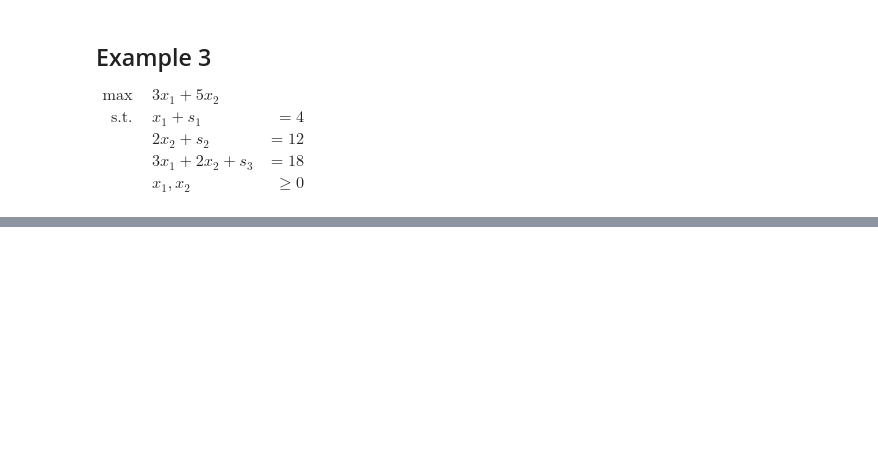
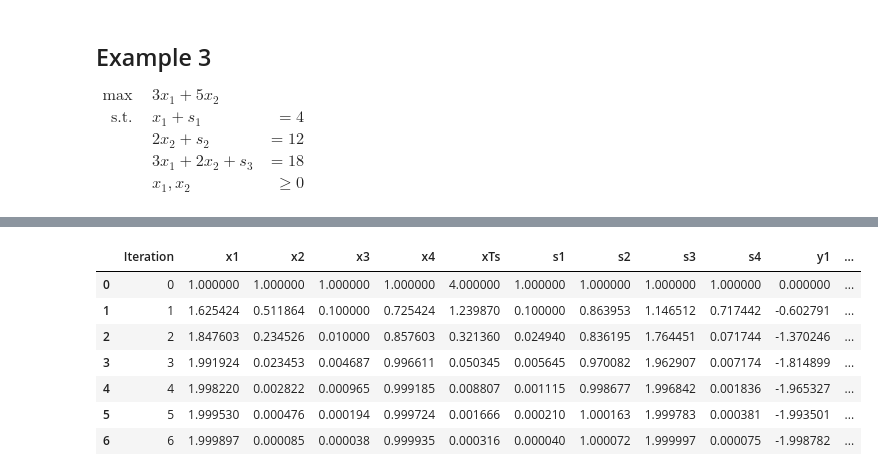
Before and after one commit to ShahanM/linear_programming, a Jupyter notebook: Interior Point Method - Examples.ipynb, the cells around one changed output, grey strips where cells are left out. Cells and saved outputs as stored; diff of their text form; code cells hidden in the pictures; blank space fills up the shorter version.

```diff
--- a/Interior Point Method - Examples.ipynb
+++ b/Interior Point Method - Examples.ipynb
@@ -205,0 +197,32 @@ graph_2d(eqs, x, x_ipm_iter, y_parallel=y_parallel, xlim=7, ylim=10)
+# %%
+data_rows = []
+for iter_iter in ipm.get_metric().values():
+    new_dict = OrderedDict()
+    new_dict['Iteration'] = iter_iter['iter_num']
+    new_dict['x1'] = iter_iter['x_val'][0]
+    new_dict['x2'] = iter_iter['x_val'][1]
+    new_dict['x3'] = iter_iter['x_val'][2]
+    new_dict['x4'] = iter_iter['x_val'][3]
+    new_dict['xTs'] = np.dot(iter_iter['x_val'].T, iter_iter['s_val'])
+    new_dict['s1'] = iter_iter['s_val'][0]
+    new_dict['s2'] = iter_iter['s_val'][1]
+    new_dict['s3'] = iter_iter['s_val'][2]
+    new_dict['s4'] = iter_iter['s_val'][3]
+    new_dict['y1'] = iter_iter['y_val'][0]
+    new_dict['y2'] = iter_iter['y_val'][1]
+    new_dict['alpha_k'] = iter_iter['alpha_k']
+    new_dict['alpha_x'] = iter_iter['alpha_x']
+    new_dict['alpha_s'] = iter_iter['alpha_s']
+    new_dict['Objective Value'] = iter_iter['obj_val']
+    data_rows.append(new_dict)
+df = pd.DataFrame(data_rows)
+df
+# %% [output]
+|  | Iteration | x1 | x2 | x3 | x4 | xTs | s1 | s2 | s3 | s4 | y1 | ... |
+| 0 | 0 | 1.000000 | 1.000000 | 1.000000 | 1.000000 | 4.000000 | 1.000000 | 1.000000 | 1.000000 | 1.000000 | 0.000000 | ... |
+| 1 | 1 | 1.625424 | 0.511864 | 0.100000 | 0.725424 | 1.239870 | 0.100000 | 0.863953 | 1.146512 | 0.717442 | -0.602791 | ... |
+| 2 | 2 | 1.847603 | 0.234526 | 0.010000 | 0.857603 | 0.321360 | 0.024940 | 0.836195 | 1.764451 | 0.071744 | -1.370246 | ... |
+| 3 | 3 | 1.991924 | 0.023453 | 0.004687 | 0.996611 | 0.050345 | 0.005645 | 0.970082 | 1.962907 | 0.007174 | -1.814899 | ... |
+| 4 | 4 | 1.998220 | 0.002822 | 0.000965 | 0.999185 | 0.008807 | 0.001115 | 0.998677 | 1.996842 | 0.001836 | -1.965327 | ... |
+| 5 | 5 | 1.999530 | 0.000476 | 0.000194 | 0.999724 | 0.001666 | 0.000210 | 1.000163 | 1.999783 | 0.000381 | -1.993501 | ... |
+| 6 | 6 | 1.999897 | 0.000085 | 0.000038 | 0.999935 | 0.000316 | 0.000040 | 1.000072 | 1.999997 | 0.000075 | -1.998782 | ... |
```
Also changed, not shown: parts of 11 cells of this notebook.
